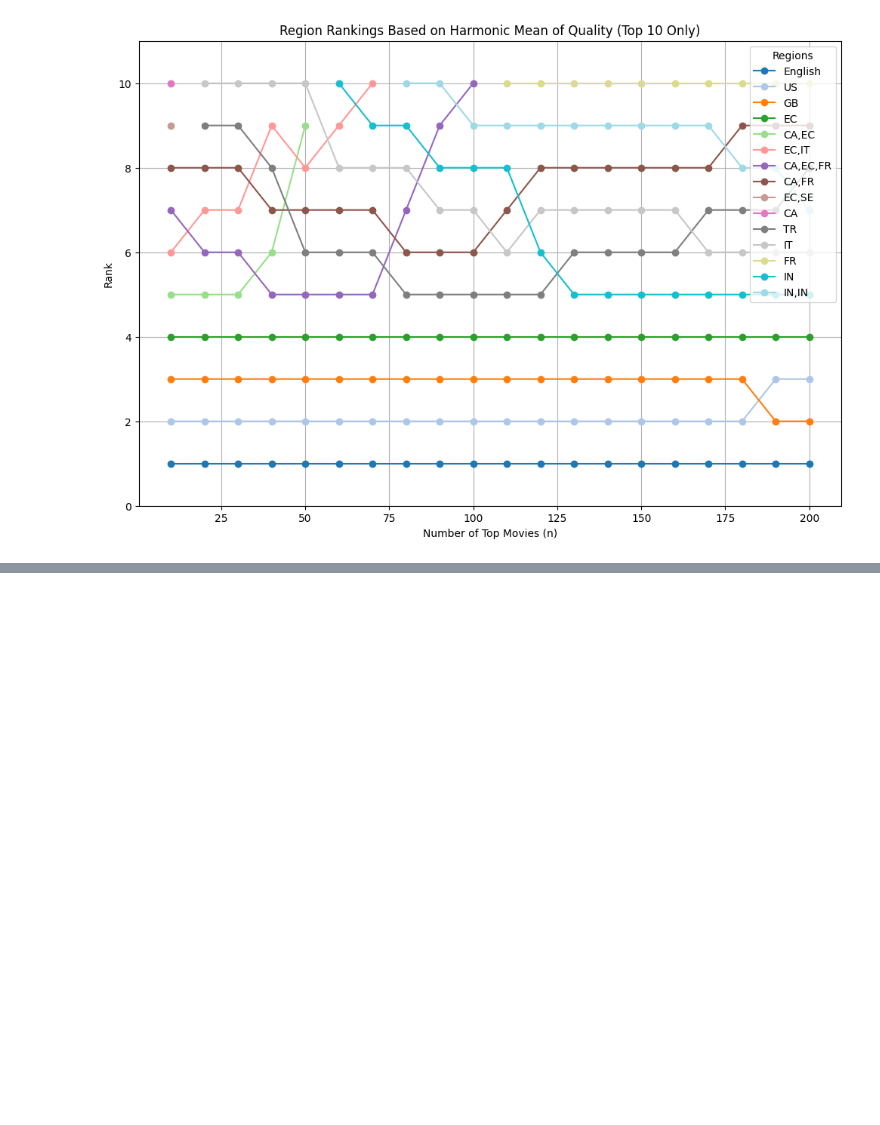
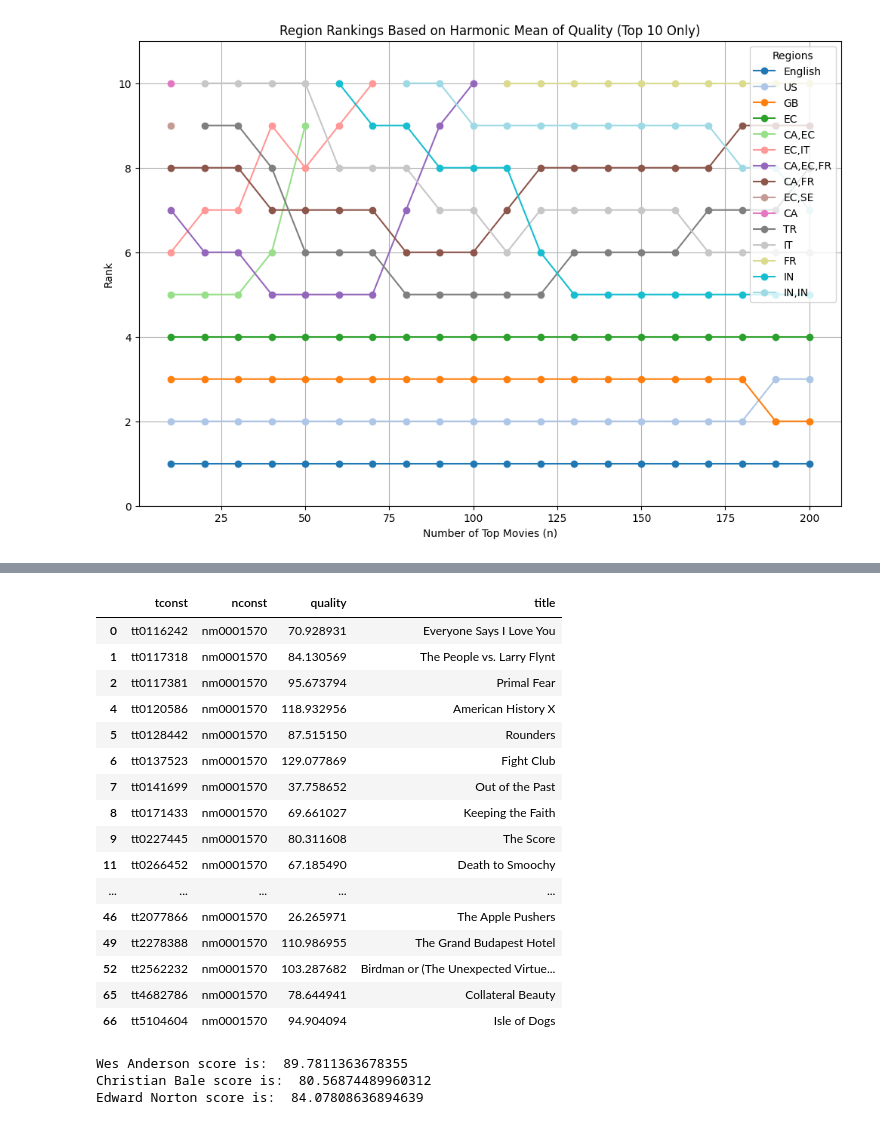
Before and after one commit to marsocha/NYPD_Marcin_Socha, a Jupyter notebook: 25_08.ipynb, the cells around one changed output, grey strips where cells are left out. Drawn from its saved outputs; the diff is of its cells as text; code cells hidden in the pictures; blank space fills up the shorter version.

```diff
--- a/25_08.ipynb
+++ b/25_08.ipynb
@@ -312,0 +424,8 @@ The get_cmap function was deprecated in Matplotlib 3.7 and will be removed in 3.
+# %%
+title_akas = pliki[klucze[2]]
+wes_and_title_akas = title_akas[title_akas['titleId'].isin(wes_and_movies)]
+print(wes_and_title_akas[wes_and_title_akas['isOriginalTitle'] == 1]['title'])
+chr_bal_title_akas = title_akas[title_akas['titleId'].isin(chr_bal_movies)]
+print(chr_bal_title_akas[chr_bal_title_akas['isOriginalTitle'] == 1]['title'])
+edw_nor_title_akas = title_akas[title_akas['titleId'].isin(edw_nor_movies)]
+print(edw_nor_title_akas[edw_nor_title_akas['isOriginalTitle'] == 1]['title'])
@@ -312,0 +448,9 @@ The get_cmap function was deprecated in Matplotlib 3.7 and will be removed in 3.
+# %%
+title_principals = pliki[klucze[1]]
+ws_movies = title_principals[(title_principals['nconst'] == 'nm0027572') & (title_principals['category'] == 'director')]
+ws_movies = ws_movies.merge(df3, left_on= 'tconst', right_on = 'tconst', how='left')
+title_akas = title_akas[title_akas['isOriginalTitle'] == 1]
+ws_movies = ws_movies.merge(title_akas, left_on='tconst', right_on='titleId', how='left')
+ws_movies = ws_movies[ws_movies['titleType'].isin(['movie', 'tvMovie'])]
+ws_movies =ws_movies[['tconst', 'nconst', 'quality', 'title']].drop_duplicates()
+ws_movies
@@ -312,0 +471,9 @@ The get_cmap function was deprecated in Matplotlib 3.7 and will be removed in 3.
+# %%
+title_principals = pliki[klucze[1]]
+cb_movies = title_principals[(title_principals['nconst'] == 'nm0000288') & (title_principals['category'] == 'actor')]
+cb_movies = cb_movies.merge(df3, left_on= 'tconst', right_on = 'tconst', how='left')
+title_akas = title_akas[title_akas['isOriginalTitle'] == 1]
+cb_movies = cb_movies.merge(title_akas, left_on='tconst', right_on='titleId', how='left')
+cb_movies = cb_movies[cb_movies['titleType'].isin(['movie', 'tvMovie'])]
+cb_movies =cb_movies[['quality', 'title']].drop_duplicates()
+cb_movies
@@ -312,0 +512,44 @@ The get_cmap function was deprecated in Matplotlib 3.7 and will be removed in 3.
+# %%
+title_principals = pliki[klucze[1]]
+en_movies = title_principals[(title_principals['nconst'] == 'nm0001570') & (title_principals['category'] == 'actor')]
+en_movies = en_movies.merge(df3, left_on= 'tconst', right_on = 'tconst', how='left')
+title_akas = title_akas[title_akas['isOriginalTitle'] == 1]
+en_movies = en_movies.merge(title_akas, left_on='tconst', right_on='titleId', how='left')
+en_movies = en_movies[en_movies['titleType'].isin(['movie', 'tvMovie'])]
+en_movies =en_movies[['tconst', 'nconst', 'quality', 'title']].drop_duplicates()
+en_movies
+# %% [output]
+|  | tconst | nconst | quality | title |
+| 0 | tt0116242 | nm0001570 | 70.928931 | Everyone Says I Love You |
+| 1 | tt0117318 | nm0001570 | 84.130569 | The People vs. Larry Flynt |
+| 2 | tt0117381 | nm0001570 | 95.673794 | Primal Fear |
+| 4 | tt0120586 | nm0001570 | 118.932956 | American History X |
+| 5 | tt0128442 | nm0001570 | 87.515150 | Rounders |
+| 6 | tt0137523 | nm0001570 | 129.077869 | Fight Club |
+| 7 | tt0141699 | nm0001570 | 37.758652 | Out of the Past |
+| 8 | tt0171433 | nm0001570 | 69.661027 | Keeping the Faith |
+| 9 | tt0227445 | nm0001570 | 80.311608 | The Score |
+| 11 | tt0266452 | nm0001570 | 67.185490 | Death to Smoochy |
+| ... | ... | ... | ... | ... |
+| 46 | tt2077866 | nm0001570 | 26.265971 | The Apple Pushers |
+| 49 | tt2278388 | nm0001570 | 110.986955 | The Grand Budapest Hotel |
+| 52 | tt2562232 | nm0001570 | 103.287682 | Birdman or (The Unexpected Virtue... |
+| 65 | tt4682786 | nm0001570 | 78.644941 | Collateral Beauty |
+| 66 | tt5104604 | nm0001570 | 94.904094 | Isle of Dogs |
+# %%
+quality_values = ws_movies['quality']
+quality_values = quality_values.dropna()
+quality_values = np.array(quality_values)
+print('Wes Anderson score is: ', quadratic_average(quality_values))
+quality_values = cb_movies['quality']
+quality_values = quality_values.dropna()
+quality_values = np.array(quality_values)
+print('Christian Bale score is: ', quadratic_average(quality_values))
+quality_values = en_movies['quality']
+quality_values = quality_values.dropna()
+quality_values = np.array(quality_values)
+print('Edward Norton score is: ', quadratic_average(quality_values))
+# %% [output]
+Wes Anderson score is:  89.7811363678355
+Christian Bale score is:  80.56874489960312
+Edward Norton score is:  84.07808636894639
```
Also changed, not shown: parts of 23 cells of this notebook.
